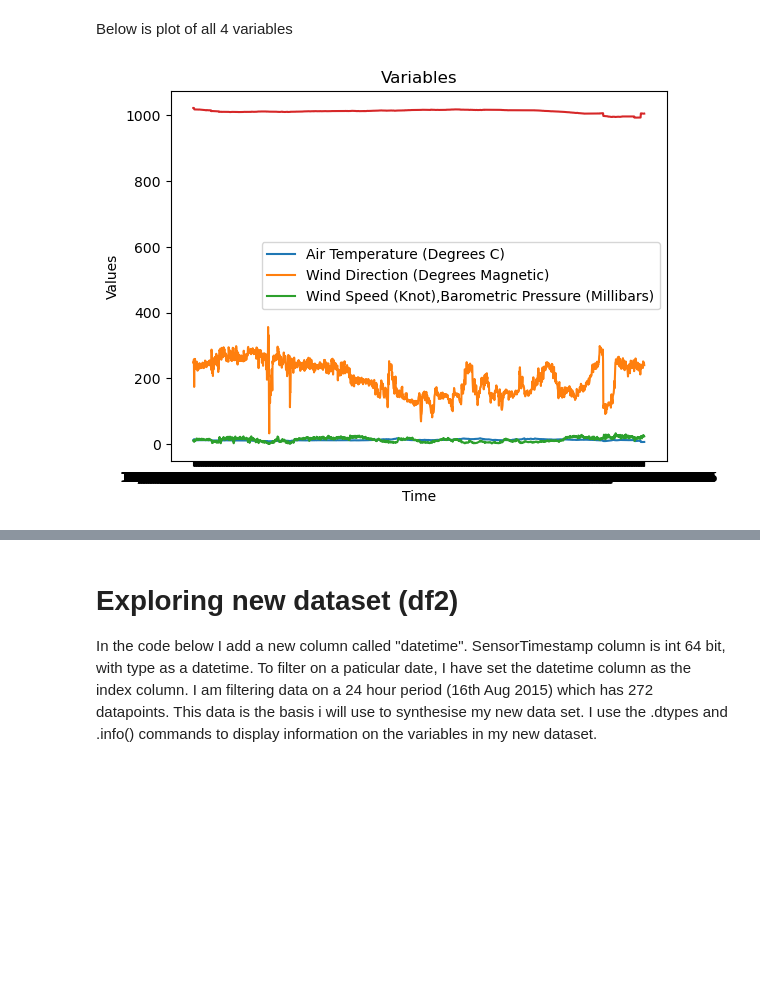
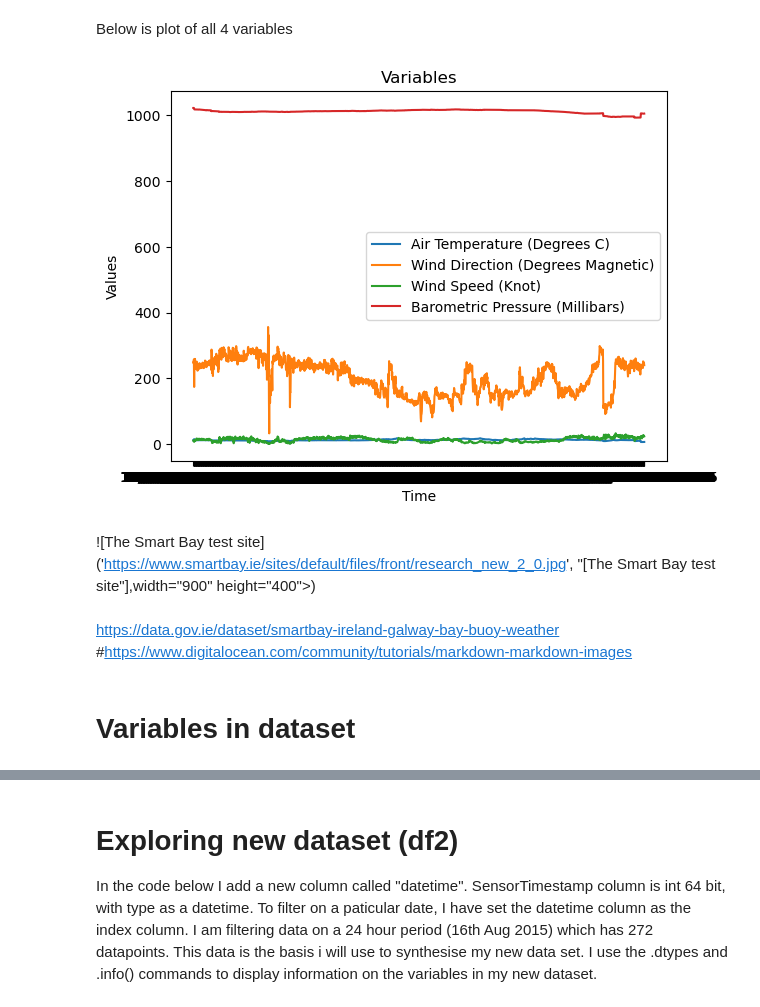
Before and after one commit to dectan/Programming-for-Data-Analysis-Project-1, a Jupyter notebook: Project 1.ipynb, the cells around one changed output, grey strips where cells are left out. Saved outputs shown, nothing was run; the diff lists cells and outputs as text; code cells hidden in the pictures; blank space fills up the shorter version.

```diff
--- a/Project 1.ipynb
+++ b/Project 1.ipynb
@@ -66,12 +46,20 @@ Below is plot of all 4 variables
 # %%
 sns.lineplot(data=df1, x = 'SensorTimestamp', y = 'Air Temperature (Degrees C)')
 sns.lineplot(data=df1, x = 'SensorTimestamp', y = 'Wind Direction (Degrees Magnetic)')
 sns.lineplot(data=df1, x = 'SensorTimestamp', y = 'Wind Speed (Knot)')
 sns.lineplot(data=df1, x = 'SensorTimestamp', y = 'Barometric Pressure (Millibars)')
 plt.title('Variables')
 plt.xlabel('Time')
 plt.ylabel('Values')
-plt.legend(['Air Temperature (Degrees C)','Wind Direction (Degrees Magnetic)','Wind Speed (Knot),Barometric Pressure (Millibars)'])
+plt.legend(['Air Temperature (Degrees C)','Wind Direction (Degrees Magnetic)','Wind Speed (Knot)','Barometric Pressure (Millibars)'])
 plt.show()
 # %% [output]
-[figure, old version]
+[figure, new version]
+# %% [markdown]
+![The Smart Bay test site]('https://www.smartbay.ie/sites/default/files/front/research_new_2_0.jpg', "[The Smart Bay test site"],width="900" height="400">)
+# %% [markdown]
+
+https://data.gov.ie/dataset/smartbay-ireland-galway-bay-buoy-weather
+#https://www.digitalocean.com/community/tutorials/markdown-markdown-images
+# %% [markdown]
+# Variables in dataset
```
Also changed, not shown: parts of 50 cells of this notebook, 1 other file.
